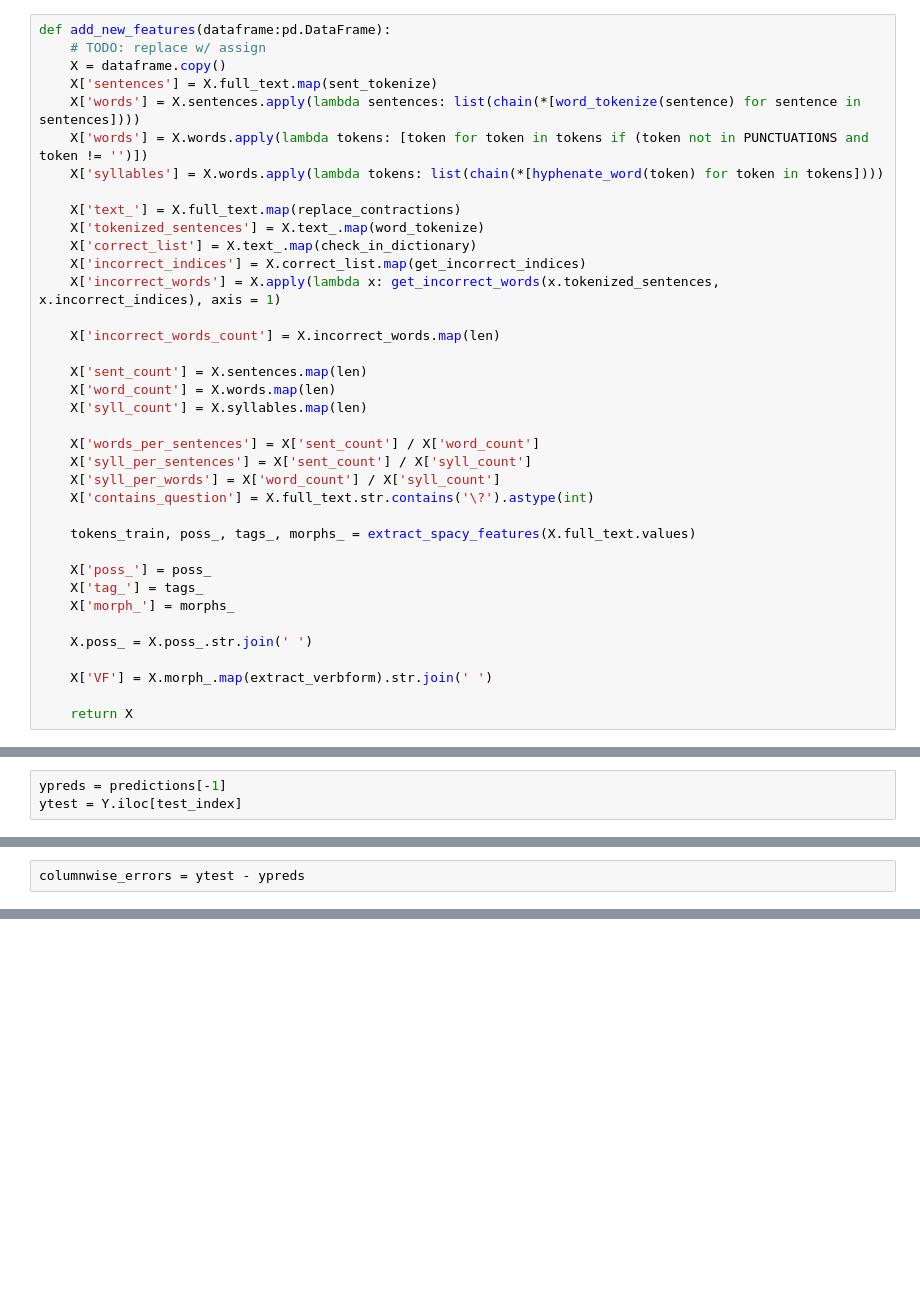
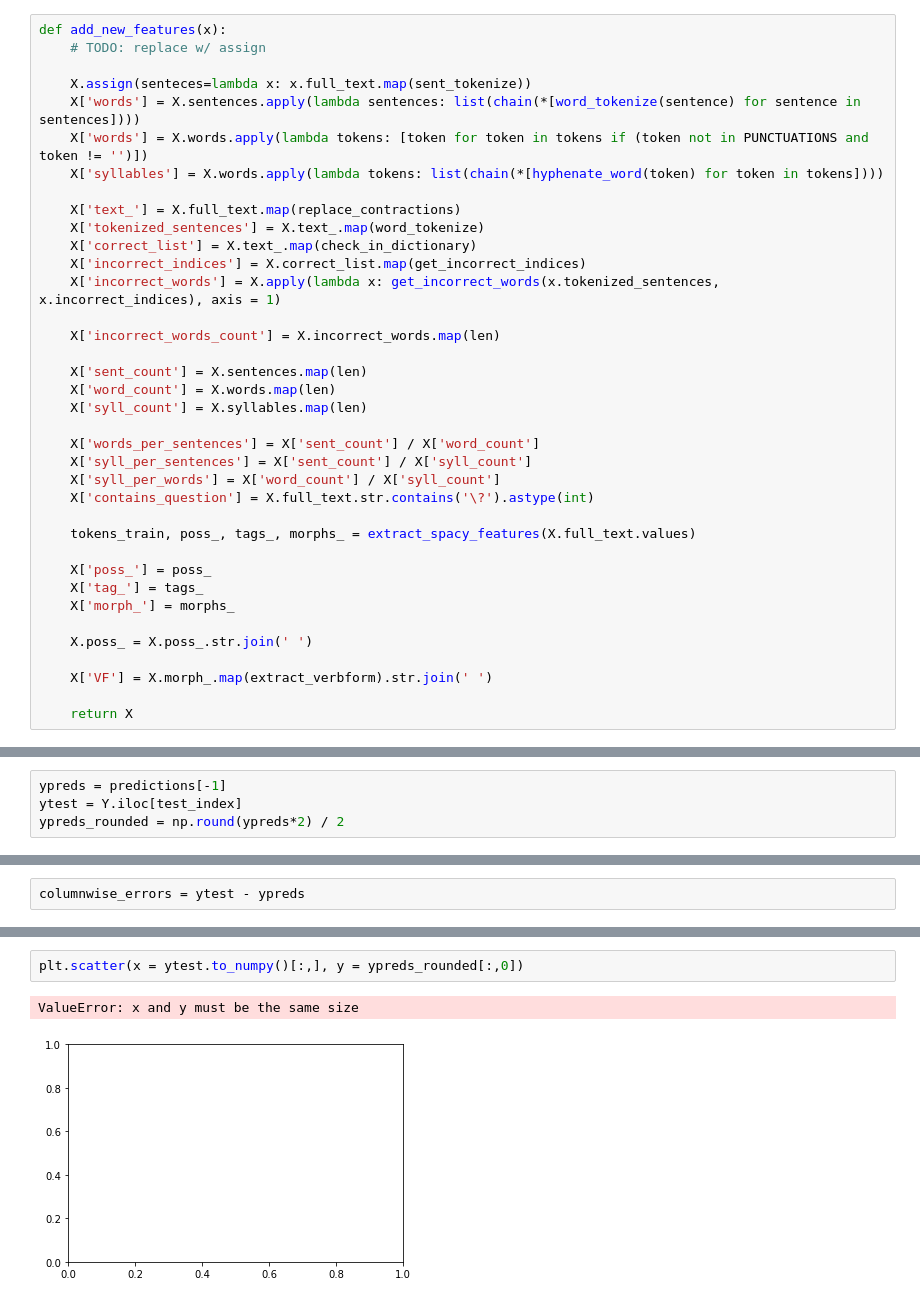
Before and after one commit to tripnv/fbp2-kaggle, a Jupyter notebook: eda.ipynb, the cells around one changed output, grey strips where cells are left out. Cells and saved outputs as stored; diff of their text form; blank space fills up the shorter version.

```diff
--- a/eda.ipynb
+++ b/eda.ipynb
@@ -493,10 +515,10 @@ def extract_verbform(morph):
             vbs.append(vb[0])
     return vbs
 # %%
-def add_new_features(dataframe:pd.DataFrame):
+def add_new_features(x):
     # TODO: replace w/ assign
-    X = dataframe.copy()
-    X['sentences'] = X.full_text.map(sent_tokenize)
+
+    X.assign(senteces=lambda x: x.full_text.map(sent_tokenize))
     X['words'] = X.sentences.apply(lambda sentences: list(chain(*[word_tokenize(sentence) for sentence in sentences])))
     X['words'] = X.words.apply(lambda tokens: [token for token in tokens if (token not in PUNCTUATIONS and token != '')])
     X['syllables'] = X.words.apply(lambda tokens: list(chain(*[hyphenate_word(token) for token in tokens])))
@@ -677,6 +651,7 @@ Fold #4: 0.5157531908145904
 # %%
 ypreds = predictions[-1]
 ytest = Y.iloc[test_index]
+ypreds_rounded = np.round(ypreds*2) / 2
 # %%
 ypreds_sum = ypreds.sum(axis = 1)
 ytest_sum = ytest.sum(axis = 1)
@@ -742,0 +724,5 @@ plt.show()
+# %%
+plt.scatter(x = ytest.to_numpy()[:,], y = ypreds_rounded[:,0])
+# %% [output]
+ValueError: x and y must be the same size
+[figure, added]
```
Also changed, not shown: parts of 13 cells of this notebook.
